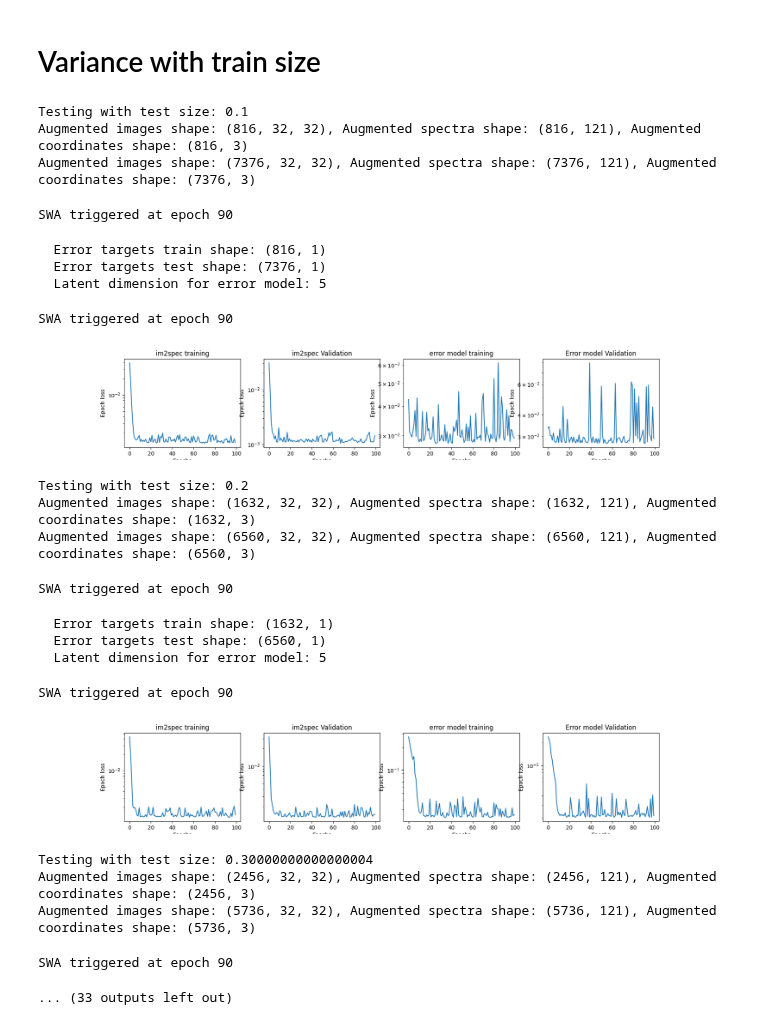
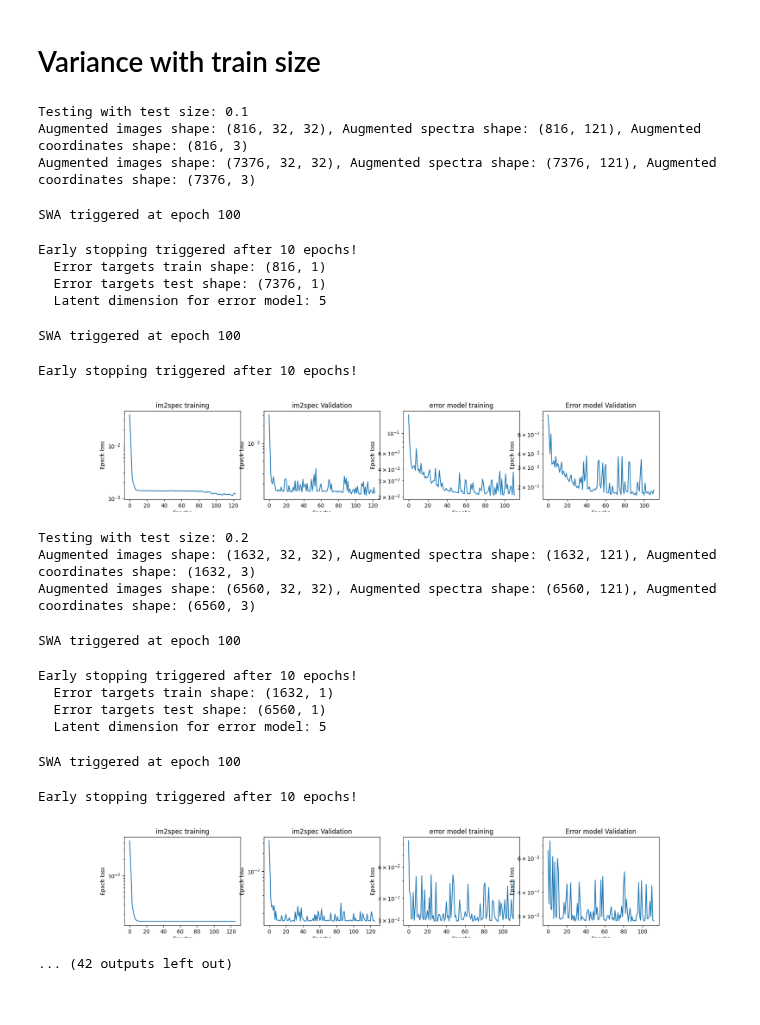
Before and after one commit to gnganesh99/NN_Error, a Jupyter notebook: notebooks/STM/stm_multiscale_train_size_variance.ipynb, the cells around one changed output. Cells and saved outputs as stored; diff of their text form; code cells hidden in the pictures.

Commit message:
changs to train_size_variance

```diff
--- a/notebooks/STM/stm_multiscale_train_size_variance.ipynb
+++ b/notebooks/STM/stm_multiscale_train_size_variance.ipynb
@@ -250,14 +250,14 @@ swap_coordinates_all = swap_coordinates.copy()
 # Variance with train size
 # %%
 
-n_epochs_im2spec = 100
-n_epochs_error = 100
+n_epochs_im2spec = 200
+n_epochs_error = 200
 error_type = "L1" # "L1", "L2", or "cos"
 model_type = 'im2spec_attn'  # 'im2spec', 'FNO', 'im2spec_attn', 'FNO_attn'
 latent_dim = 5
 append_image_type = "interpolate" if model_type == 'FNO' or model_type == 'FNO_attn' else "pad"  # Use "interpolate" for im2spec, "pad" for FNO
 use_swa = True
-last_swa_epochs = 0.1
+last_swa_epochs = 100
 # %%
 train_sizes = np.arange(0.1, 1, 0.1)
 
@@ -347,7 +347,7 @@ for ts in train_sizes:
     error_mean_ts, _, _ = err_estimation(imspec_model_ts, images_train_ts, spectra_train_ts, error_type=error_type)
     error_targets_ts = error_mean_ts.astype(np.float32).reshape(-1, 1)
     error_norm = Norm_0to1(data=error_targets_ts)
-    normed_error_targets_ts = error_norm.normalize(error_targets_ts)
+    normed_error_targets_ts = error_norm.normalize()
 
     # Add error estimation for the test set
     error_mean_test_ts, _, _ = err_estimation(imspec_model_ts, images_test_ts, spectra_test_ts, error_type=error_type)
@@ -374,50 +374,50 @@ for ts in train_sizes:
         n_epochs=n_epochs_error,
         partial_train=True,
         use_swa = use_swa,
         last_swa_epochs = last_swa_epochs
     )
 
     plot_training_loss([im2spec_train_loss_ts], [im2spec_val_loss_ts], error_train_loss_ts, error_val_loss_ts)
 
 
     # Errors predicted by the error model on the test set
     # These are normalized errors, so we need to denormalize them to compare with the actual errors
     norm_pred_errors_test = predict_spectra(error_model_ts, images_test_ts, ensemble=False)
     pred_errors_test = error_norm.denormalize(norm_pred_errors_test)
 
     # Append all losses to the lists for box plotting
     error_train_losses.append(error_train_loss_ts)
     error_test_losses.append(error_mean_test_ts)  # This is estimated from the im2spec model using err_estimation on test set
     error_val_losses.append(error_val_loss_ts)
 
 
     # Append the im2spec test mismatches and predicted errors for later analysis
     im2spec_test_mismatches.append(error_mean_test_ts)
     pred_error_test.append(pred_errors_test)
 # %% [output]
 Testing with test size: 0.1
 Augmented images shape: (816, 32, 32), Augmented spectra shape: (816, 121), Augmented coordinates shape: (816, 3)
 Augmented images shape: (7376, 32, 32), Augmented spectra shape: (7376, 121), Augmented coordinates shape: (7376, 3)
-SWA triggered at epoch 90
+SWA triggered at epoch 100
+Early stopping triggered after 10 epochs!
   Error targets train shape: (816, 1)
   Error targets test shape: (7376, 1)
   Latent dimension for error model: 5
-SWA triggered at epoch 90
+SWA triggered at epoch 100
+Early stopping triggered after 10 epochs!
-[figure, old version]
+[figure, new version]
-Testing with test size: 0.2
-Augmented images shape: (1632, 32, 32), Augmented spectra shape: (1632, 121), Augmented coordinates shape: (1632, 3)
-Augmented images shape: (6560, 32, 32), Augmented spectra shape: (6560, 121), Augmented coordinates shape: (6560, 3)
-SWA triggered at epoch 90
+Testing with test size: 0.2
+Augmented images shape: (1632, 32, 32), Augmented spectra shape: (1632, 121), Augmented coordinates shape: (1632, 3)
+Augmented images shape: (6560, 32, 32), Augmented spectra shape: (6560, 121), Augmented coordinates shape: (6560, 3)
-  Error targets train shape: (1632, 1)
-  Error targets test shape: (6560, 1)
-  Latent dimension for error model: 5
+SWA triggered at epoch 100
-SWA triggered at epoch 90
+Early stopping triggered after 10 epochs!
+  Error targets train shape: (1632, 1)
+  Error targets test shape: (6560, 1)
+  Latent dimension for error model: 5
-[figure, old version]
-Testing with test size: 0.30000000000000004
-Augmented images shape: (2456, 32, 32), Augmented spectra shape: (2456, 121), Augmented coordinates shape: (2456, 3)
-Augmented images shape: (5736, 32, 32), Augmented spectra shape: (5736, 121), Augmented coordinates shape: (5736, 3)
+SWA triggered at epoch 100
-SWA triggered at epoch 90
+Early stopping triggered after 10 epochs!
+[figure, new version]
-... (33 outputs left out)
+... (42 outputs left out)
 # %%
 import numpy as np
 import matplotlib.pyplot as plt
```
Also changed, not shown: parts of 2 cells of this notebook.
